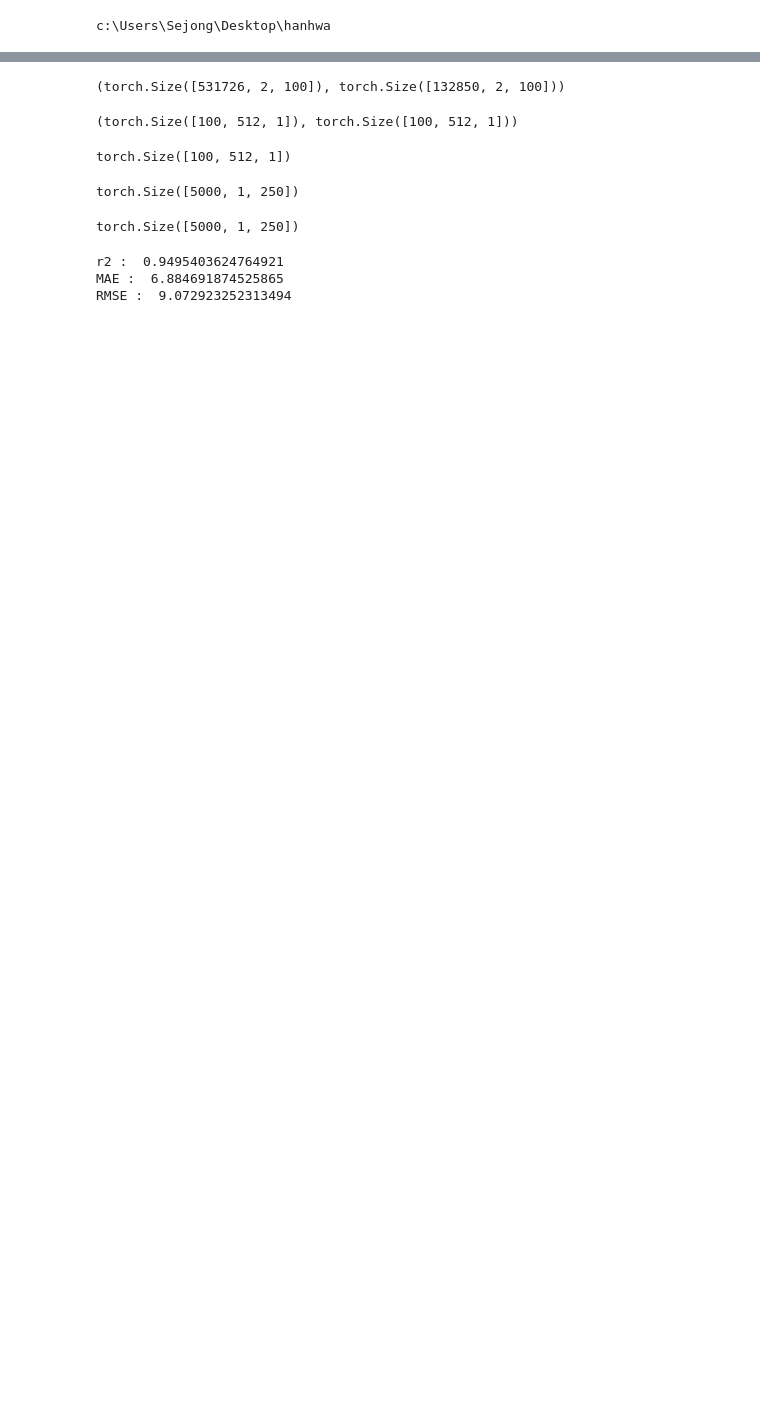
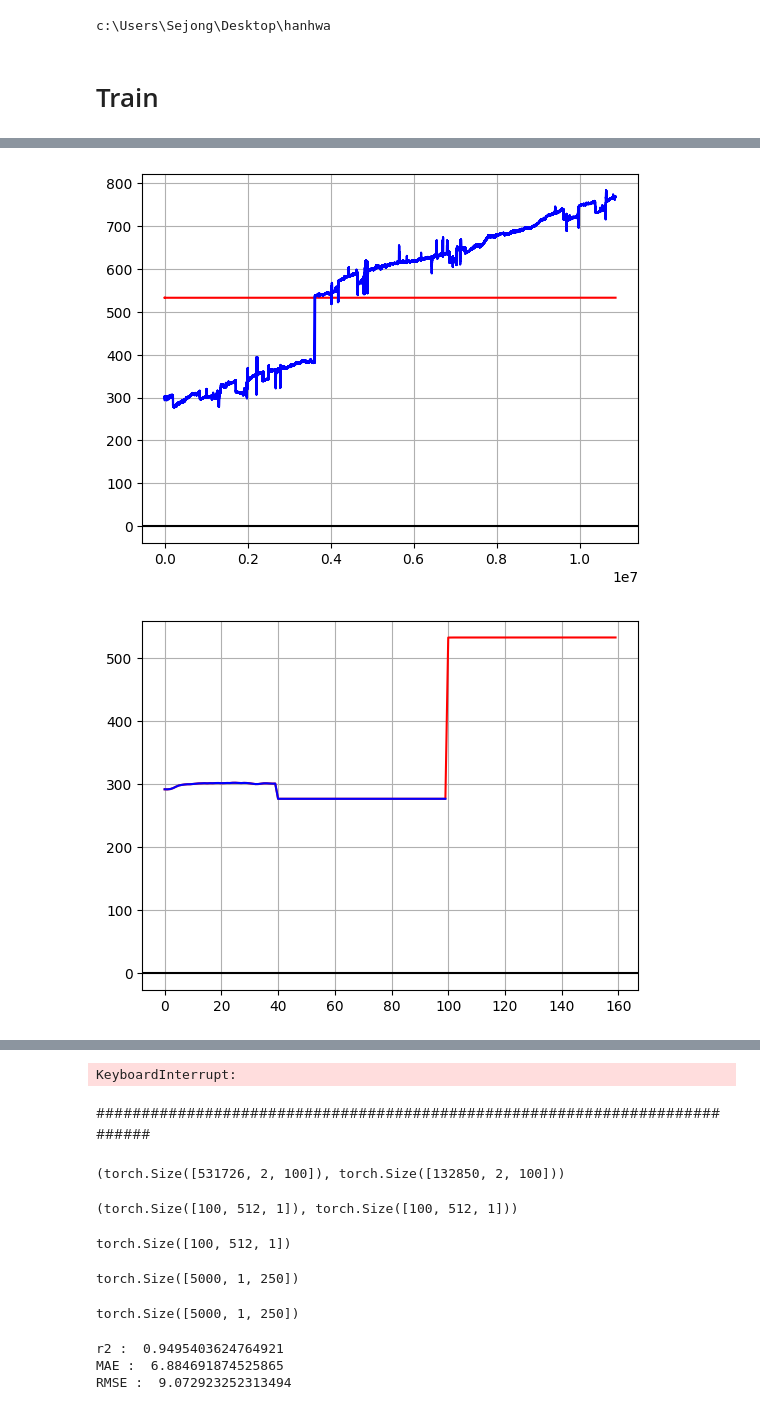
Before and after one commit to ksh914/hanhwa, a Jupyter notebook: model/transformer_multistep_prediction.ipynb, the cells around one changed output, grey strips where cells are left out. Cells and saved outputs as stored; diff of their text form; code cells hidden in the pictures; blank space fills up the shorter version.

```diff
--- a/model/transformer_multistep_prediction.ipynb
+++ b/model/transformer_multistep_prediction.ipynb
@@ -316,3 +280,44 @@ def evaluate(eval_model, data_source):
 #
 #print(out)
 #print(out.shape)
+# %% [markdown]
+# Train
+# %%
+train_data, val_data = get_data()
+from function_file.ML_functions import make_dataframe
+criterion = nn.MSELoss()
+lr = 0.001
+model = TransAm().to(device)
+
+#optimizer = torch.optim.SGD(model.parameters(), lr=lr)
+optimizer = torch.optim.Adam(model.parameters(), lr=lr)
+scheduler = torch.optim.lr_scheduler.StepLR(optimizer, 1.0, gamma=0.98)
+
+best_val_loss = float("inf")
+epochs = 100 # The number of epochs
+best_model = None
+
+for epoch in range(1, epochs + 1):
+    epoch_start_time = time.time()
+    train(train_data)
+
+
+    if (epoch % 20 == 0):
+        # epoch = 5 일 때마다 val_loss를 구하고, predict_future를 그린다.
+        test_result, truth, val_loss = plot_and_loss(model, val_data)
+        #predict_future(model, val_data,60)
+    else:
+        # epoch = 5의 배수가 아닐때마다는 evalute를 사용
+        val_loss = evaluate(model, val_data)
+
+    print('-' * 89)
+    print('| end of epoch {:3d} | time: {:5.2f}s | valid loss {:5.5f} | valid ppl {:8.2f}'.format(epoch, (time.time() - epoch_start_time),
+                                     val_loss, math.exp(val_loss)))
+    print('-' * 89)
+
+    #if val_loss < best_val_loss:
+    #    best_val_loss = val_loss
+    #    best_model = model
+
+    scheduler.step()
+# %% [output]
@@ -318,0 +341,2 @@ def evaluate(eval_model, data_source):
+[figure, added]
+[figure, added]
@@ -319,3 +350,6 @@ def evaluate(eval_model, data_source):
+KeyboardInterrupt:
+# %% [markdown]
+###########################################################################
 # %%
 def create_inout_sequences(input_data, tw):
     inout_seq = []
```
Also changed, not shown: parts of 4 cells of this notebook, 2 other files.
